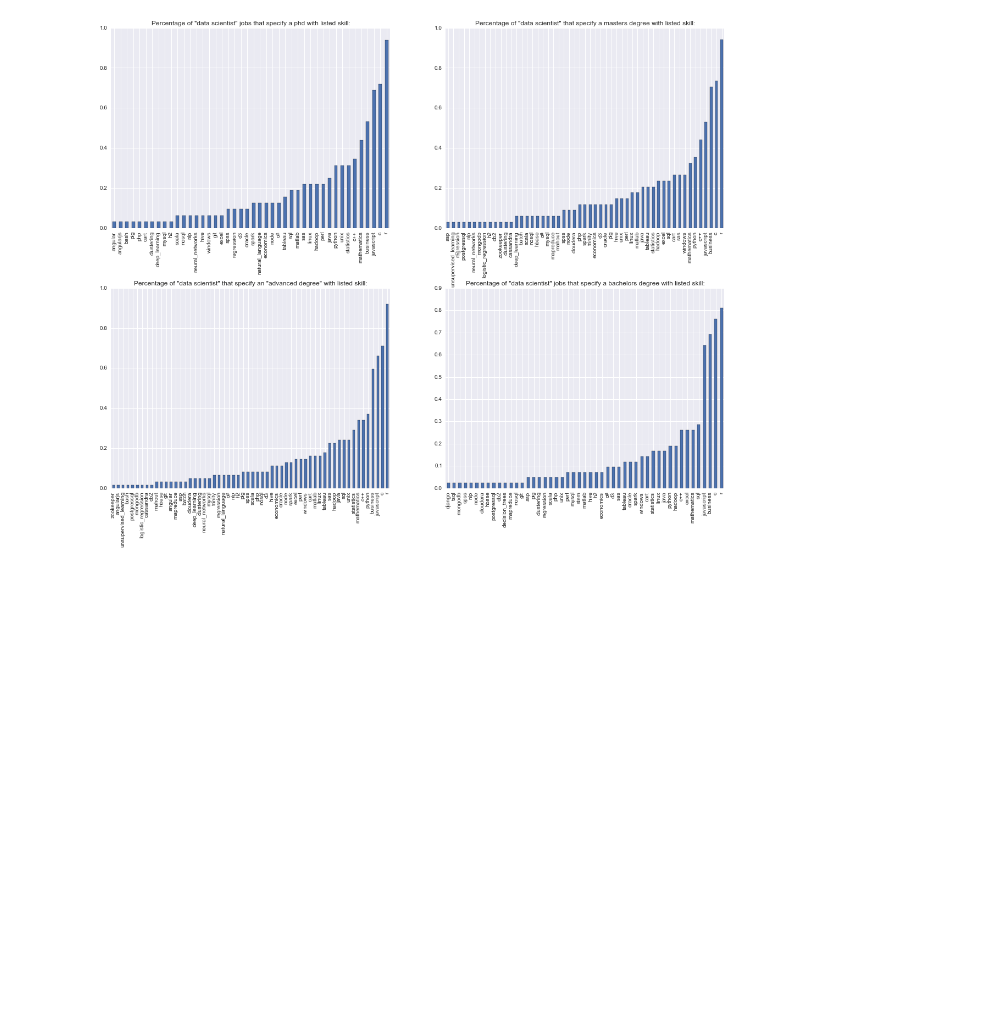
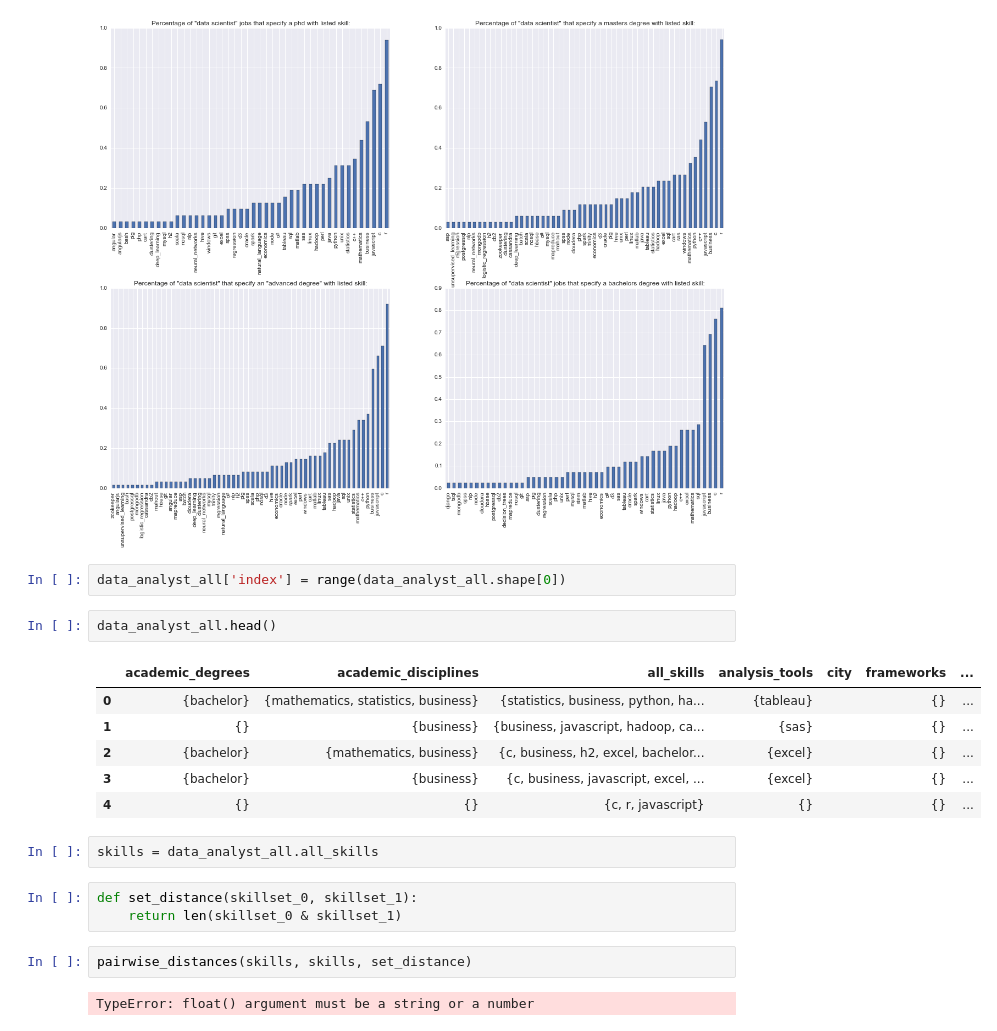
Before and after one commit to tamirbennatan/data_science_skills_analysis, a Jupyter notebook: Data Science Skills Analysis.ipynb, the cells around one changed output. Drawn from its saved outputs; the diff is of its cells as text; blank space fills up the shorter version.

```diff
--- a/Data Science Skills Analysis.ipynb
+++ b/Data Science Skills Analysis.ipynb
@@ -453,3 +465,23 @@ data_scientist_bachelors.plot(ax=axes[1,1],  kind = 'bar', legend = None,
 # %% [output]
 <matplotlib.axes._subplots.AxesSubplot at 0x...>
 [figure]
+# %%
+data_analyst_all['index'] = range(data_analyst_all.shape[0])
+# %%
+data_analyst_all.head()
+# %% [output]
+|  | academic_degrees | academic_disciplines | all_skills | analysis_tools | city | frameworks | ... |
+| 0 | {bachelor} | {mathematics, statistics, business} | {statistics, business, python, ha... | {tableau} |  | {} | ... |
+| 1 | {} | {business} | {business, javascript, hadoop, ca... | {sas} |  | {} | ... |
+| 2 | {bachelor} | {mathematics, business} | {c, business, h2, excel, bachelor... | {excel} |  | {} | ... |
+| 3 | {bachelor} | {business} | {c, business, javascript, excel, ... | {excel} |  | {} | ... |
+| 4 | {} | {} | {c, r, javascript} | {} |  | {} | ... |
+# %%
+skills = data_analyst_all.all_skills
+# %%
+def set_distance(skillset_0, skillset_1):
+    return len(skillset_0 & skillset_1)
+# %%
+pairwise_distances(skills, skills, set_distance)
+# %% [output]
+TypeError: float() argument must be a string or a number
```
Also changed, not shown: parts of 31 cells of this notebook.
